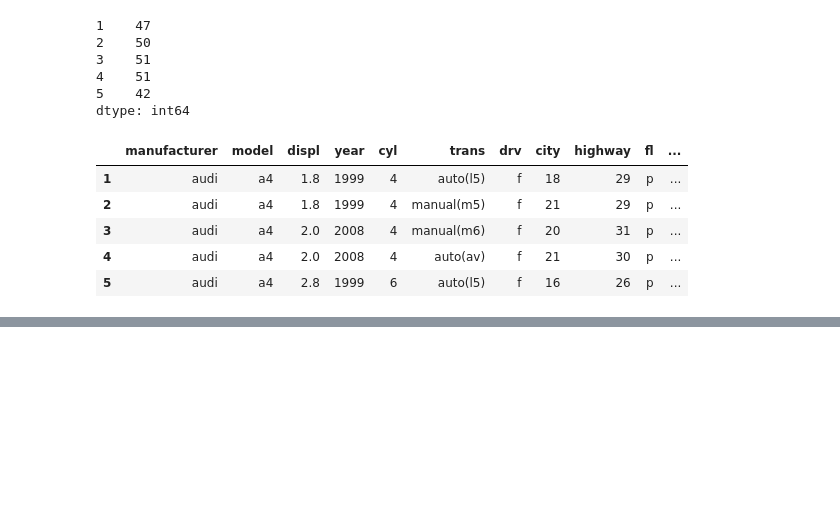
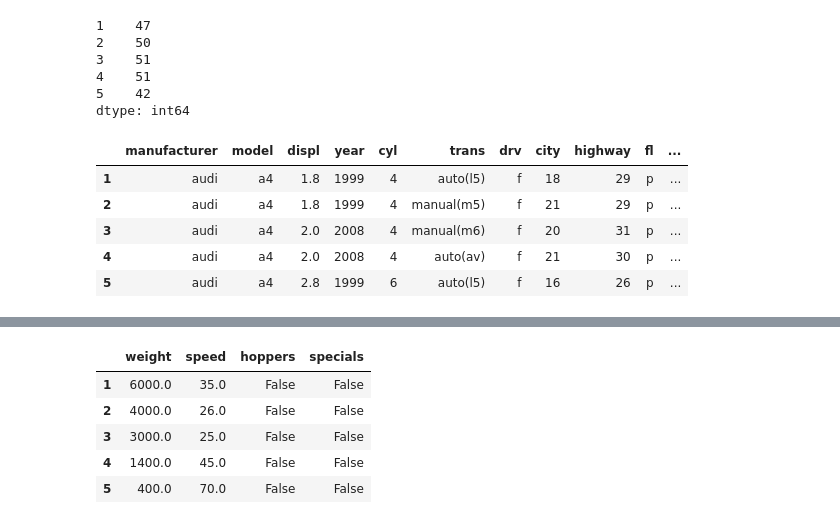
Before and after one commit to matt-c-knight/numpy-pandas-visualization-exercises, a Jupyter notebook: pandas_df_practice.ipynb, the cells around one changed output, grey strips where cells are left out. Cells and saved outputs as stored; diff of their text form; code cells hidden in the pictures; blank space fills up the shorter version.

```diff
--- a/pandas_df_practice.ipynb
+++ b/pandas_df_practice.ipynb
@@ -204,0 +313,11 @@ mpg.head()
+# %%
+mammals = data('Mammals')
+# %%
+mammals.head()
+# %% [output]
+|  | weight | speed | hoppers | specials |
+| 1 | 6000.0 | 35.0 | False | False |
+| 2 | 4000.0 | 26.0 | False | False |
+| 3 | 3000.0 | 25.0 | False | False |
+| 4 | 1400.0 | 45.0 | False | False |
+| 5 | 400.0 | 70.0 | False | False |
```
Also changed, not shown: parts of 24 cells of this notebook.
